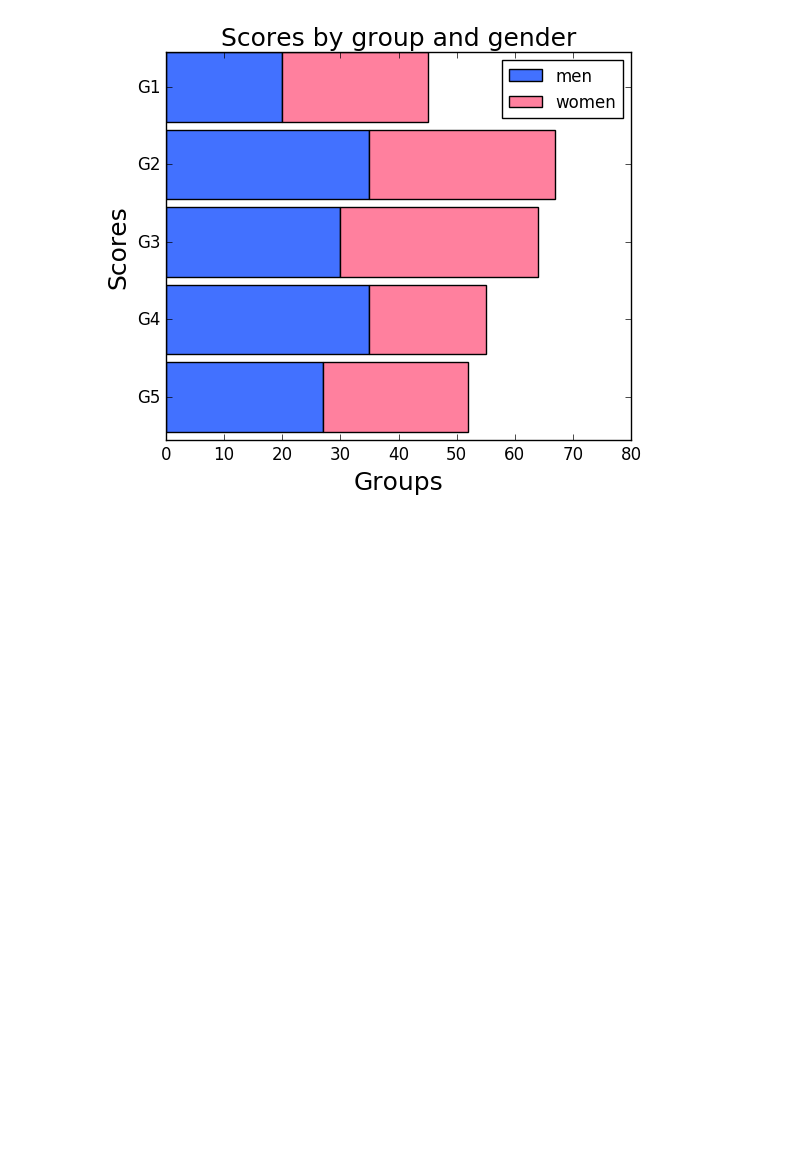
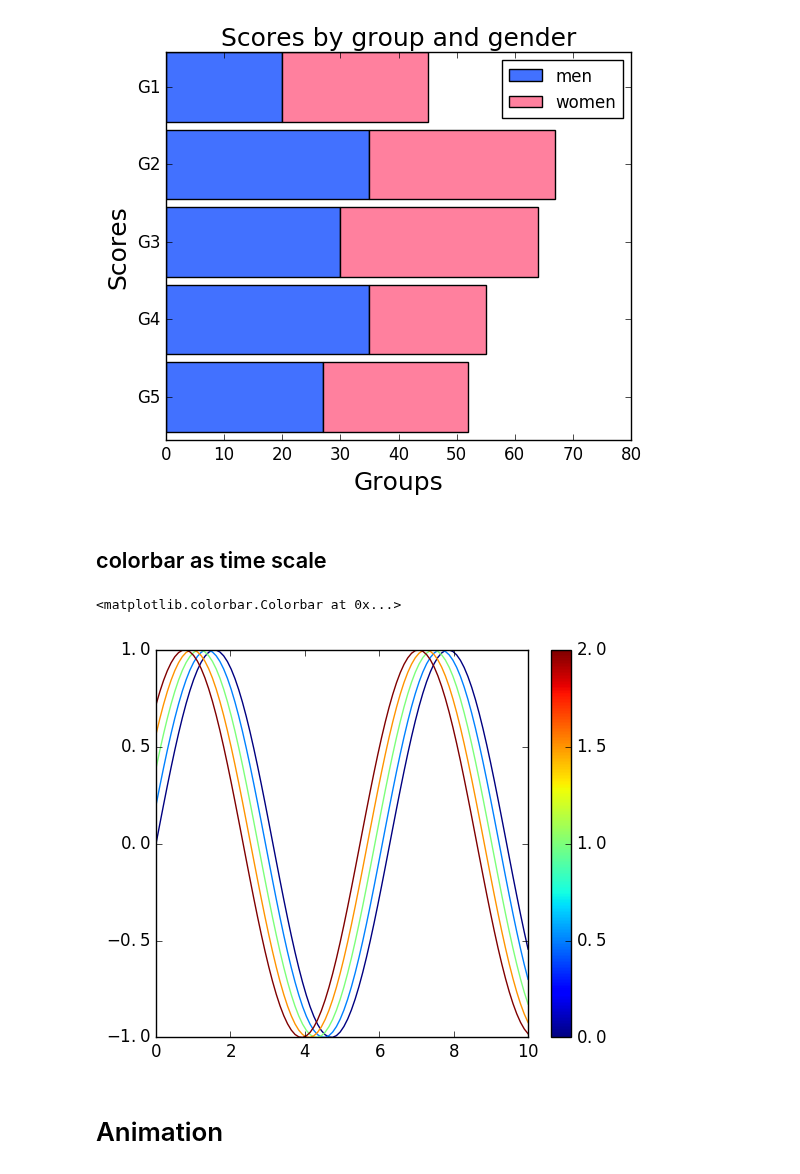
Before and after one commit to sondrevf/Ipython_Cern, a Jupyter notebook: plotting.ipynb, the cells around one changed output. Drawn from its saved outputs; the diff is of its cells as text; code cells hidden in the pictures; blank space fills up the shorter version.

```diff
--- a/plotting.ipynb
+++ b/plotting.ipynb
@@ -248,3 +267,25 @@ plt.legend()
 # %% [output]
 <matplotlib.legend.Legend at 0x...>
 [figure]
+# %% [markdown]
+## colorbar as time scale
+# %%
+n_lines = 5
+x = np.linspace(0, 10, 100)
+t = np.linspace(0,2, n_lines)
+c = t
+
+norm = mpl.colors.Normalize(vmin=c.min(), vmax=c.max())
+cmap = mpl.cm.ScalarMappable(norm=norm, cmap=mpl.cm.jet)
+cmap.set_array([])
+
+fig, ax = plt.subplots(dpi=100)
+for i in range(n_lines):
+    y = np.sin(x+0.2*i)
+    ax.plot(x, y, c=cmap.to_rgba(c[i]))
+fig.colorbar(cmap, ticks=c)
+# %% [output]
+<matplotlib.colorbar.Colorbar at 0x...>
+[figure, added]
+# %% [markdown]
+# Animation
```
Also changed, not shown: parts of 6 cells of this notebook, 2 other files.
